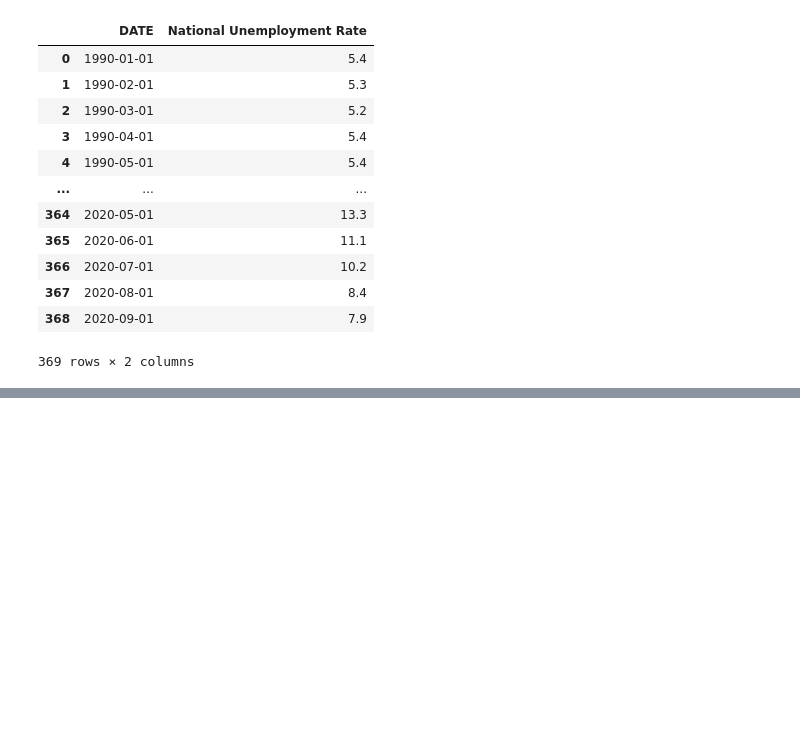
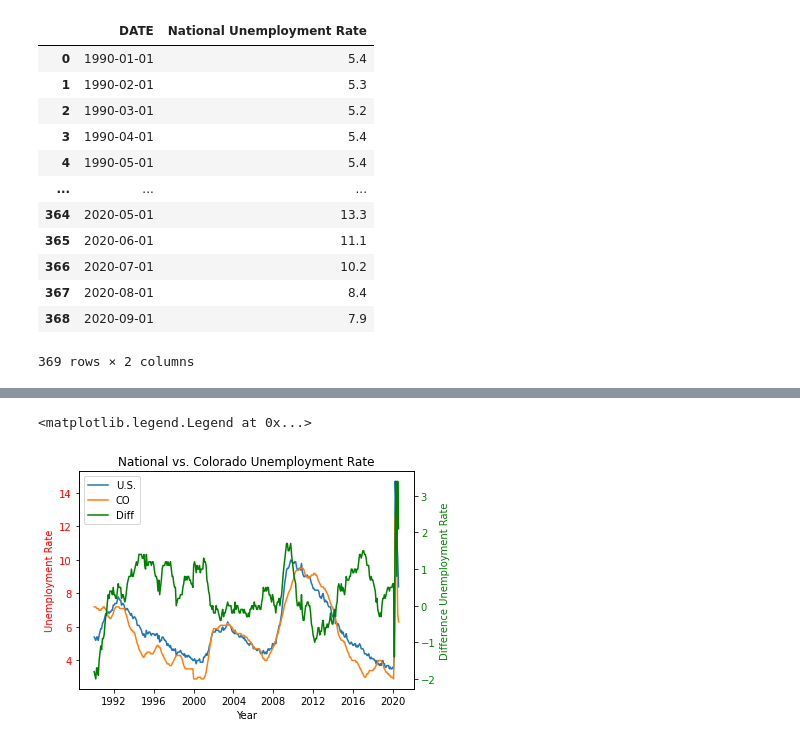
Before and after one commit to teresaflicek/Covid19-Societal-Impacts, a Jupyter notebook: Employment Rates and Covid.ipynb, the cells around one changed output, grey strips where cells are left out. Drawn from its saved outputs; the diff is of its cells as text; code cells hidden in the pictures; blank space fills up the shorter version.

```diff
--- a/Employment Rates and Covid.ipynb
+++ b/Employment Rates and Covid.ipynb
@@ -147,2 +141,42 @@ UnRate_joined_df
+# %%
+# Compare National Unemployment to Colorado Unemployment
+# Line Plot
+
+# plt.plot(UnRate_joined_df["DATE"], UnRate_joined_df["National Unemployment Rate"])
+# plt.plot(UnRate_joined_df["DATE"], UnRate_joined_df["Colorado Unemployment Rate"])
+
+Difference=UnRate_joined_df["National Unemployment Rate"]- UnRate_joined_df["Colorado Unemployment Rate"]
+
+
+fig, ax1 = plt.subplots()
+lns1=ax1.plot(UnRate_joined_df["DATE"], UnRate_joined_df["National Unemployment Rate"],label="U.S.")
+lns2=ax1.plot(UnRate_joined_df["DATE"], UnRate_joined_df["Colorado Unemployment Rate"],label="CO")
+
+
+
+ax1.tick_params(axis='y', labelcolor="red")
+ax2 = ax1.twinx()  # instantiate a second axes that shares the same x-axis
+lns3=ax2.plot(UnRate_joined_df["DATE"], Difference, color="green", label="Diff")
+ax2.tick_params(axis='y', labelcolor="green")
+
+
+plt.title("National vs. Colorado Unemployment Rate")
+ax1.set_ylabel("Unemployment Rate",color="red")
+ax2.set_ylabel("Difference Unemployment Rate",color="green")
+ax1.set_xlabel("Year")
+
+# Legend
+# ax1.legend(loc="upper left")
+# ax2.legend(loc="upper left")
+
+lns = lns1+lns2+lns3
+labs = [l.get_label() for l in lns]
+ax2.legend(lns, labs, loc=0)
+
+# And then calling it
+# plt.show
+# %% [output]
+<matplotlib.legend.Legend at 0x...>
+[figure, added]
 # %%
 # Scatter Plot
```
Also changed, not shown: parts of 9 cells of this notebook.
